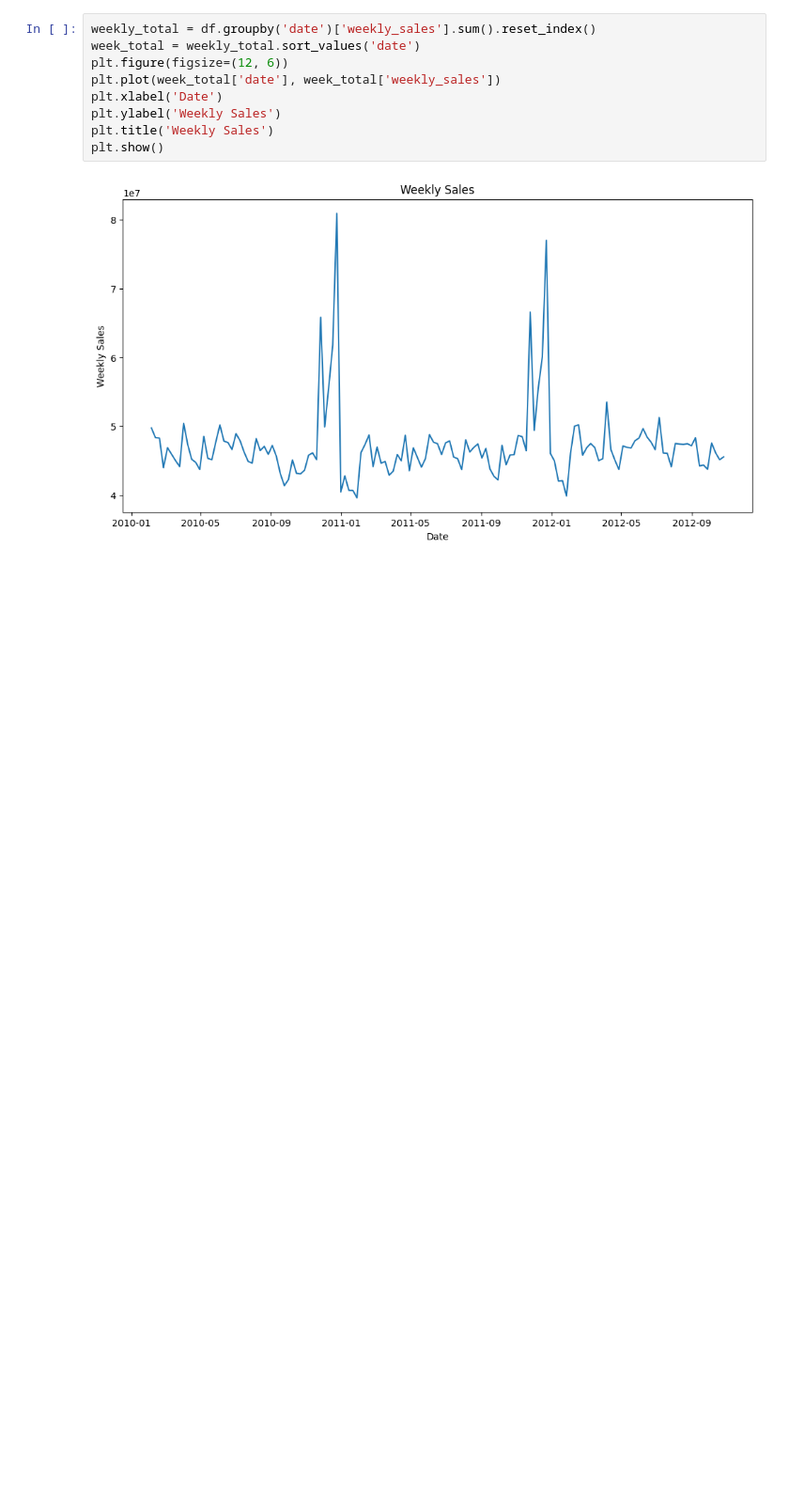
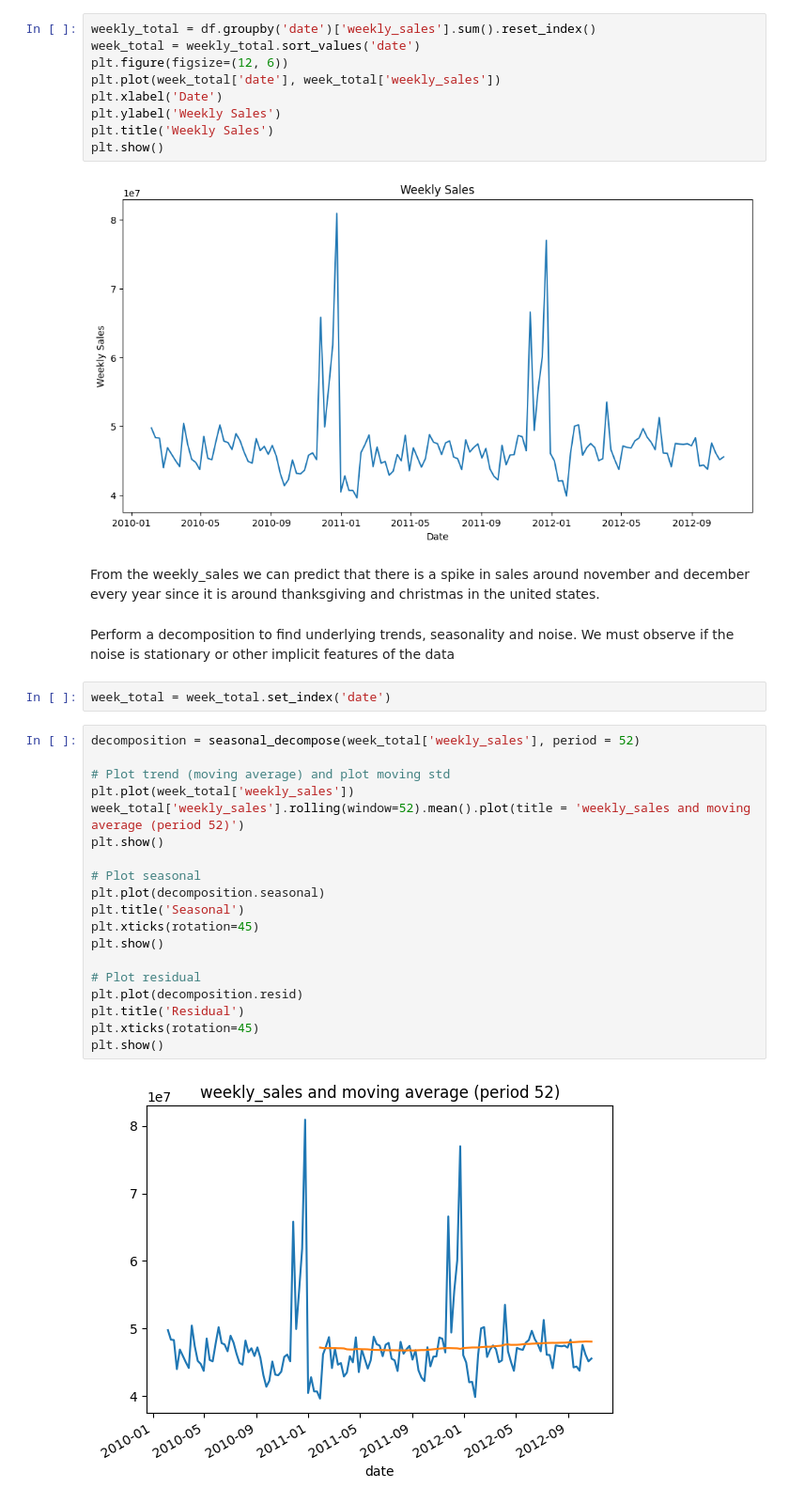
Before and after one commit to lieric90/walmart-sales-forecast, a Jupyter notebook: src/walmart_sales_eda.ipynb, the cells around one changed output. Shown at 94% size. Saved outputs shown, nothing was run; the diff lists cells and outputs as text; blank space fills up the shorter version.

Commit message:
test stationarity of data for forecasting

```diff
--- a/src/walmart_sales_eda.ipynb
+++ b/src/walmart_sales_eda.ipynb
@@ -143,3 +144,30 @@ plt.title('Weekly Sales')
 plt.show()
 # %% [output]
 [figure]
+# %% [markdown]
+From the weekly_sales we can predict that there is a spike in sales around november and december every year since it is around thanksgiving and christmas in the united states.
+# %% [markdown]
+Perform a decomposition to find underlying trends, seasonality and noise. We must observe if the noise is stationary or other implicit features of the data
+# %%
+week_total = week_total.set_index('date')
+# %%
+decomposition = seasonal_decompose(week_total['weekly_sales'], period = 52)
+
+# Plot trend (moving average) and plot moving std
+plt.plot(week_total['weekly_sales'])
+week_total['weekly_sales'].rolling(window=52).mean().plot(title = 'weekly_sales and moving average (period 52)')
+plt.show()
+
+# Plot seasonal
+plt.plot(decomposition.seasonal)
+plt.title('Seasonal')
+plt.xticks(rotation=45)
+plt.show()
+
+# Plot residual
+plt.plot(decomposition.resid)
+plt.title('Residual')
+plt.xticks(rotation=45)
+plt.show()
+# %% [output]
+[figure, added]
```
Also changed, not shown: parts of 7 cells of this notebook.
